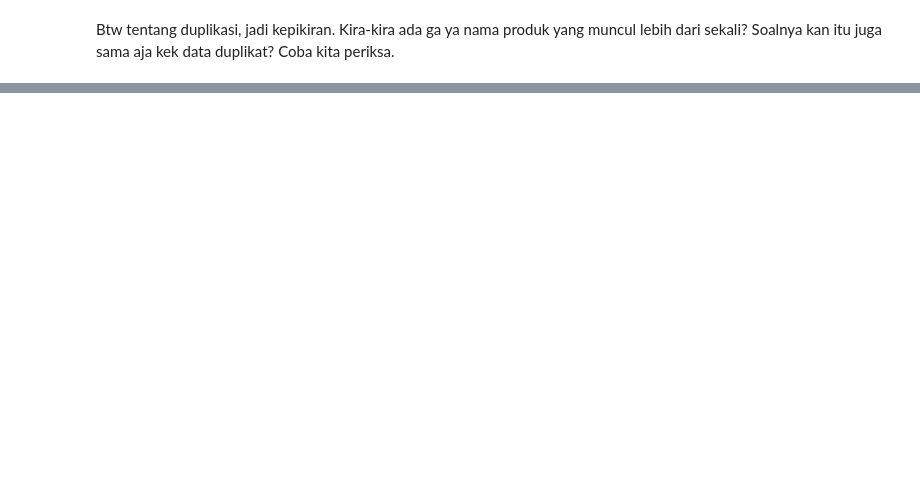
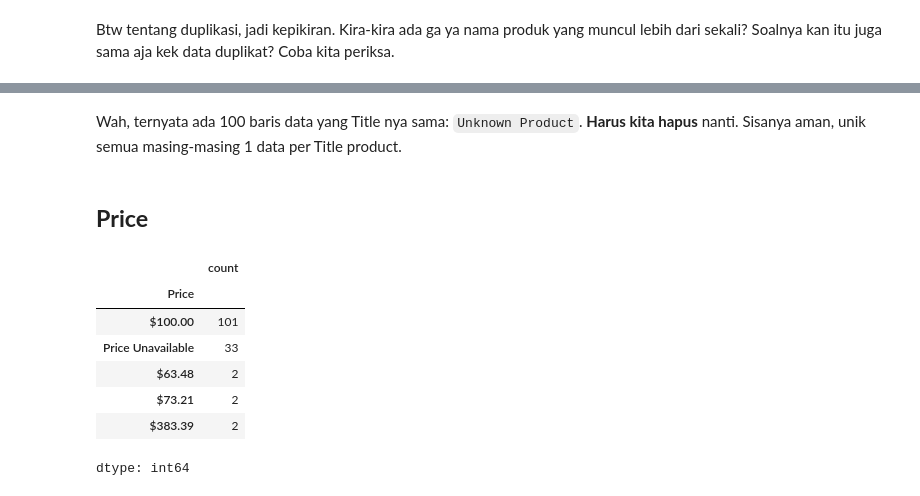
Before and after one commit to dinanabila/eda-notebooks, a Jupyter notebook: 2025/eda_submission_pemda_dicoding.ipynb, the cells around one changed output, grey strips where cells are left out. Cells and saved outputs as stored; diff of their text form; code cells hidden in the pictures; blank space fills up the shorter version.

```diff
--- a/2025/eda_submission_pemda_dicoding.ipynb
+++ b/2025/eda_submission_pemda_dicoding.ipynb
@@ -89,0 +64,15 @@ Wih ada 100 Unknown Product. Banyak juga ya. Tapi tetap **harus kita hapus**, se
+# %% [markdown]
+Wah, ternyata ada 100 baris data yang Title nya sama: `Unknown Product`. **Harus kita hapus** nanti. Sisanya aman, unik semua masing-masing 1 data per Title product.
+# %% [markdown]
+## **Price**
+# %%
+df['Price'].value_counts().head()
+# %% [output]
+|  | count |
+| Price |  |
+| $100.00 | 101 |
+| Price Unavailable | 33 |
+| $63.48 | 2 |
+| $73.21 | 2 |
+| $383.39 | 2 |
+dtype: int64
```
Also changed, not shown: parts of 40 cells of this notebook.
